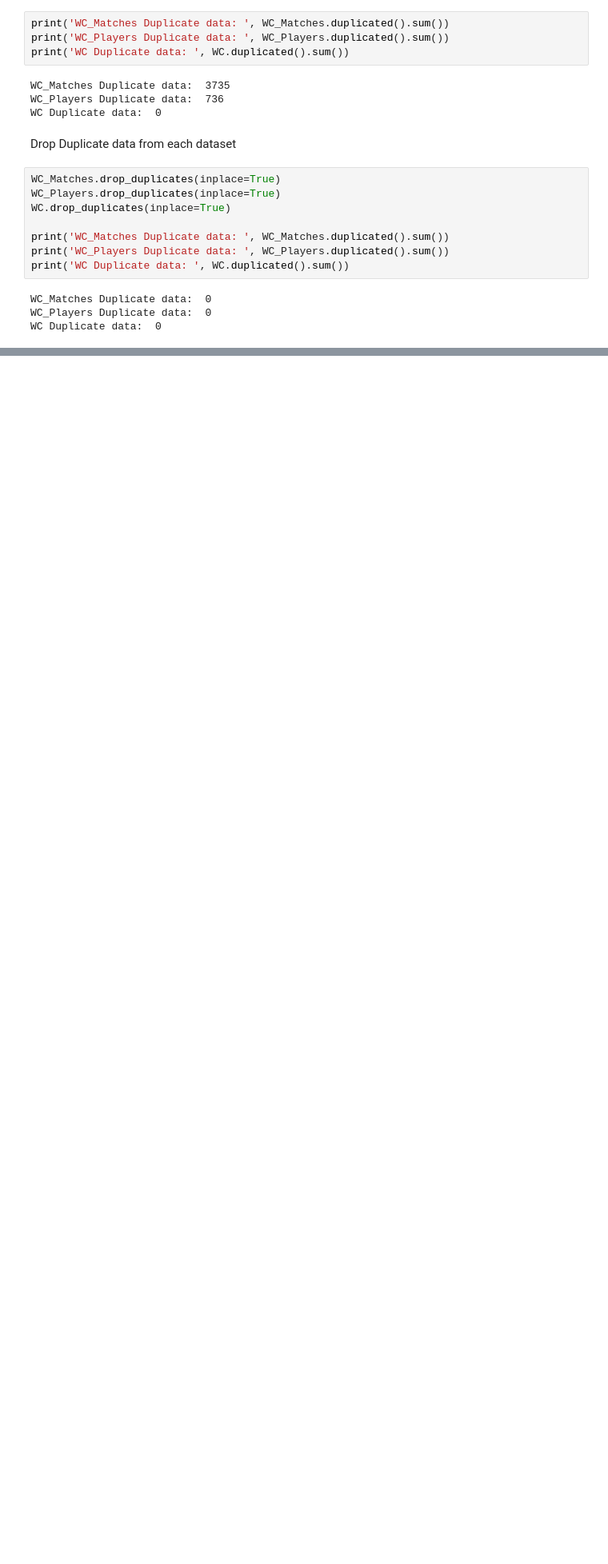
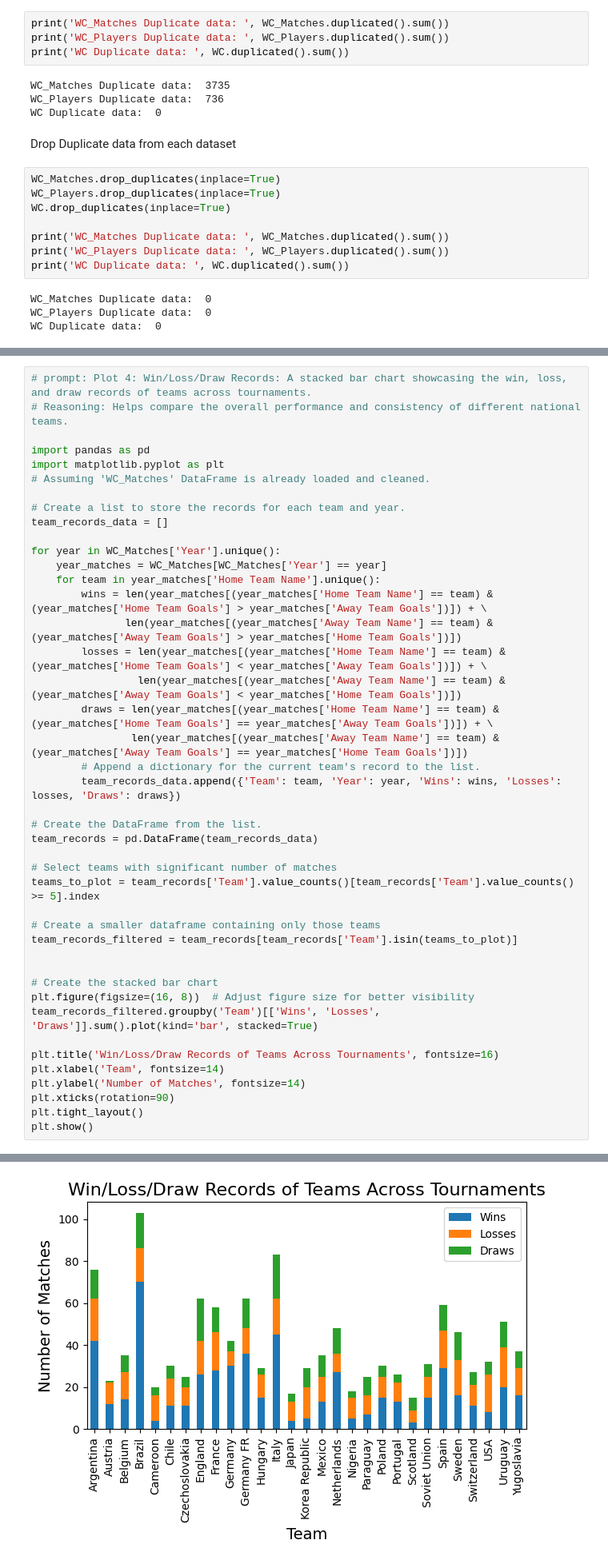
Before and after one commit to Rathod11jay/Unified_Mentor, a Jupyter notebook: FIFA_World_Cup_Analysis.ipynb, the cells around one changed output, grey strips where cells are left out. Shown at 80% size. Saved outputs shown, nothing was run; the diff lists cells and outputs as text; blank space fills up the shorter version.

```diff
--- a/FIFA_World_Cup_Analysis.ipynb
+++ b/FIFA_World_Cup_Analysis.ipynb
@@ -182,0 +203,44 @@ plt.show()
+# %%
+# prompt: Plot 4: Win/Loss/Draw Records: A stacked bar chart showcasing the win, loss, and draw records of teams across tournaments.
+# Reasoning: Helps compare the overall performance and consistency of different national teams.
+
+import pandas as pd
+import matplotlib.pyplot as plt
+# Assuming 'WC_Matches' DataFrame is already loaded and cleaned.
+
+# Create a list to store the records for each team and year.
+team_records_data = []
+
+for year in WC_Matches['Year'].unique():
+    year_matches = WC_Matches[WC_Matches['Year'] == year]
+    for team in year_matches['Home Team Name'].unique():
+        wins = len(year_matches[(year_matches['Home Team Name'] == team) & (year_matches['Home Team Goals'] > year_matches['Away Team Goals'])]) + \
+               len(year_matches[(year_matches['Away Team Name'] == team) & (year_matches['Away Team Goals'] > year_matches['Home Team Goals'])])
+        losses = len(year_matches[(year_matches['Home Team Name'] == team) & (year_matches['Home Team Goals'] < year_matches['Away Team Goals'])]) + \
+                 len(year_matches[(year_matches['Away Team Name'] == team) & (year_matches['Away Team Goals'] < year_matches['Home Team Goals'])])
+        draws = len(year_matches[(year_matches['Home Team Name'] == team) & (year_matches['Home Team Goals'] == year_matches['Away Team Goals'])]) + \
+                len(year_matches[(year_matches['Away Team Name'] == team) & (year_matches['Away Team Goals'] == year_matches['Home Team Goals'])])
+        # Append a dictionary for the current team's record to the list.
+        team_records_data.append({'Team': team, 'Year': year, 'Wins': wins, 'Losses': losses, 'Draws': draws})
+
+# Create the DataFrame from the list.
+team_records = pd.DataFrame(team_records_data)
+
+# Select teams with significant number of matches
+teams_to_plot = team_records['Team'].value_counts()[team_records['Team'].value_counts() >= 5].index
+
+# Create a smaller dataframe containing only those teams
+team_records_filtered = team_records[team_records['Team'].isin(teams_to_plot)]
+
+
+# Create the stacked bar chart
+plt.figure(figsize=(16, 8))  # Adjust figure size for better visibility
+team_records_filtered.groupby('Team')[['Wins', 'Losses', 'Draws']].sum().plot(kind='bar', stacked=True)
+
+plt.title('Win/Loss/Draw Records of Teams Across Tournaments', fontsize=16)
+plt.xlabel('Team', fontsize=14)
+plt.ylabel('Number of Matches', fontsize=14)
+plt.xticks(rotation=90)
+plt.tight_layout()
+plt.show()
+# %% [output]
@@ -182,0 +248 @@ plt.show()
+[figure, added]
```
Also changed, not shown: parts of 20 cells of this notebook.
